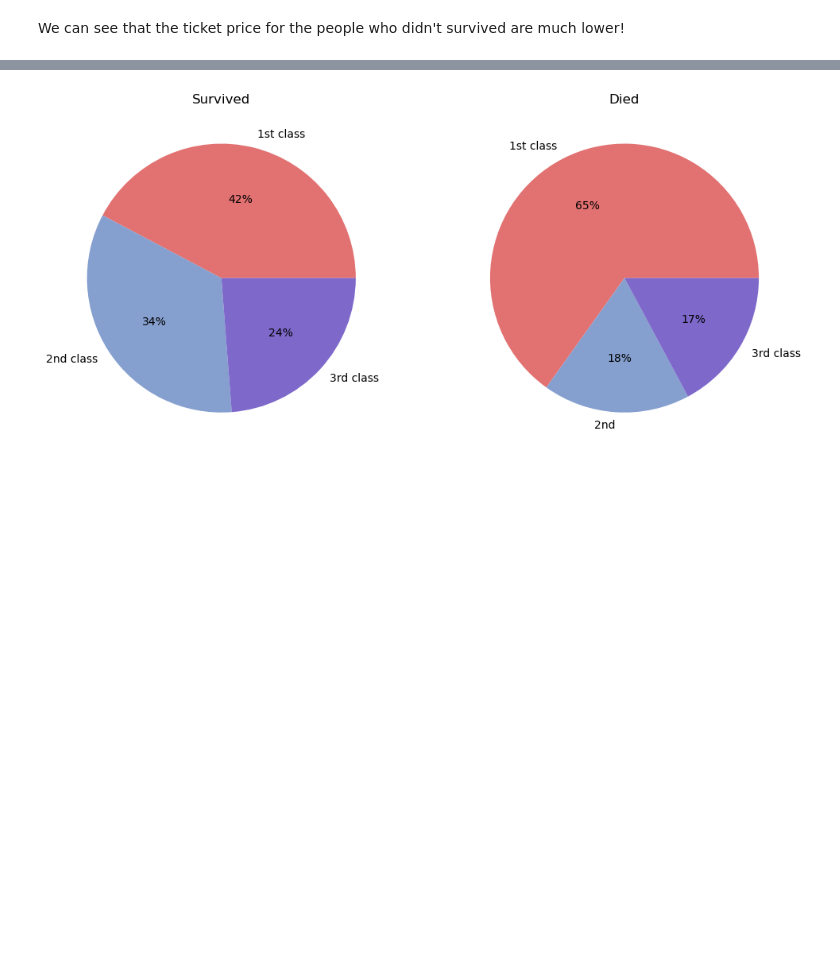
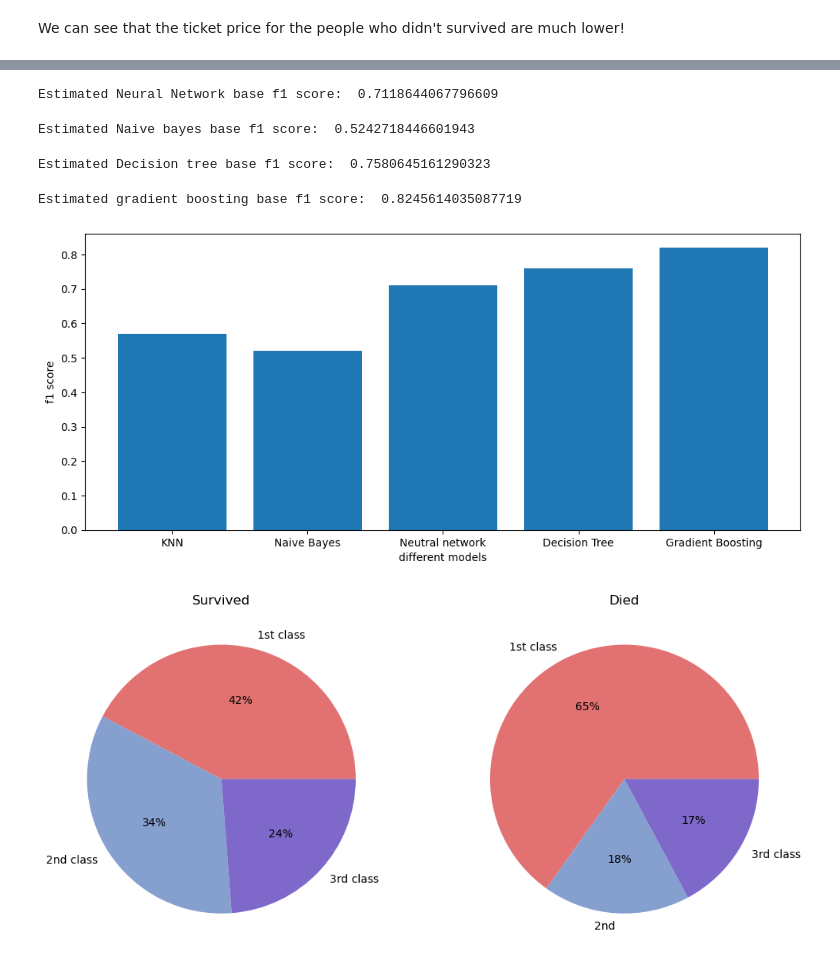
Before and after one commit to rroyd/supervised-learning-flow, a Jupyter notebook: Assignment2_supervised_learning_flow.ipynb, the cells around one changed output, grey strips where cells are left out. Cells and saved outputs as stored; diff of their text form; code cells hidden in the pictures; blank space fills up the shorter version.

```diff
--- a/Assignment2_supervised_learning_flow.ipynb
+++ b/Assignment2_supervised_learning_flow.ipynb
@@ -175,3 +194,76 @@ We can see that the ticket price for the people who didn't survived are much low
+# %%
+train_copy = titanic_train.copy()
+test_copy = titanic_test.copy()
+
+model = MLPClassifier(alpha = 0.001, hidden_layer_sizes = (20,))
+
+model.fit(train_copy.drop(label, axis = 1), train_copy[label])
+y_predict = model.predict(test_copy.drop(label, axis = 1))
+
+cm = confusion_matrix(test_copy[label], y_predict)
+baseline_f1_mlp = f1_score(test_copy[label], y_predict)
+print("Estimated Neural Network base f1 score: ", baseline_f1_mlp)
+# %% [output]
+Estimated Neural Network base f1 score:  0.7118644067796609
+# %%
+train_copy = titanic_train.copy()
+test_copy = titanic_test.copy()
+
+model = nb(alpha = 0.9, fit_prior = False)
+
+model.fit(train_copy.drop(label, axis = 1), train_copy[label])
+y_predict = model.predict(test_copy.drop(label, axis = 1))
+
+cm = confusion_matrix(test_copy[label], y_predict)
+baseline_f1_nb = f1_score(test_copy[label], y_predict)
+print("Estimated Naive bayes base f1 score: ", baseline_f1_nb)
+# %% [output]
+Estimated Naive bayes base f1 score:  0.5242718446601943
+# %%
+train_copy = titanic_train.copy()
+test_copy = titanic_test.copy()
+
+model = tree.DecisionTreeClassifier(max_depth = None, splitter = "best")
+
+model.fit(train_copy.drop(label, axis = 1), train_copy[label])
+y_predict = model.predict(test_copy.drop(label, axis = 1))
+
+cm = confusion_matrix(test_copy[label], y_predict)
+baseline_f1_dt = f1_score(test_copy[label], y_predict)
+print("Estimated Decision tree base f1 score: ", baseline_f1_dt)
+# %% [output]
+Estimated Decision tree base f1 score:  0.7580645161290323
+# %%
+train_copy = titanic_train.copy()
+test_copy = titanic_test.copy()
+
+model = gbc(n_estimators = 150, learning_rate = 0.09)
+
+model.fit(train_copy.drop(label, axis = 1), train_copy[label])
+y_predict = model.predict(test_copy.drop(label, axis = 1))
+
+cm = confusion_matrix(test_copy[label], y_predict)
+baseline_f1_gbc = f1_score(test_copy[label], y_predict)
+print("Estimated gradient boosting base f1 score: ", baseline_f1_gbc)
+# %% [output]
+Estimated gradient boosting base f1 score:  0.8245614035087719
+# %%
+f1_arr = []
+
+fig,ax = plt.subplots(figsize = (12,5))
+f1_arr.append(round(baseline_f1_knn,2))
+f1_arr.append(round(baseline_f1_nb,2))
+f1_arr.append(round(baseline_f1_mlp,2))
+f1_arr.append(round(baseline_f1_dt,2))
+f1_arr.append(round(baseline_f1_gbc,2))
+f1_arr
+labels = ["KNN", "Naive Bayes", "Neutral network", "Decision Tree", "Gradient Boosting"]
+plt.bar(x = labels, height = f1_arr)
+plt.xlabel("different models")
+plt.ylabel("f1 score")
+plt.show()
+# %% [output]
+[figure, added]
 # %%
 fig, ax = plt.subplots(1,2, figsize = (12,6))
 pallete_color= ["#e27171", "#859fcf", "#7e69cb"]
```
Also changed, not shown: parts of 18 cells of this notebook.
